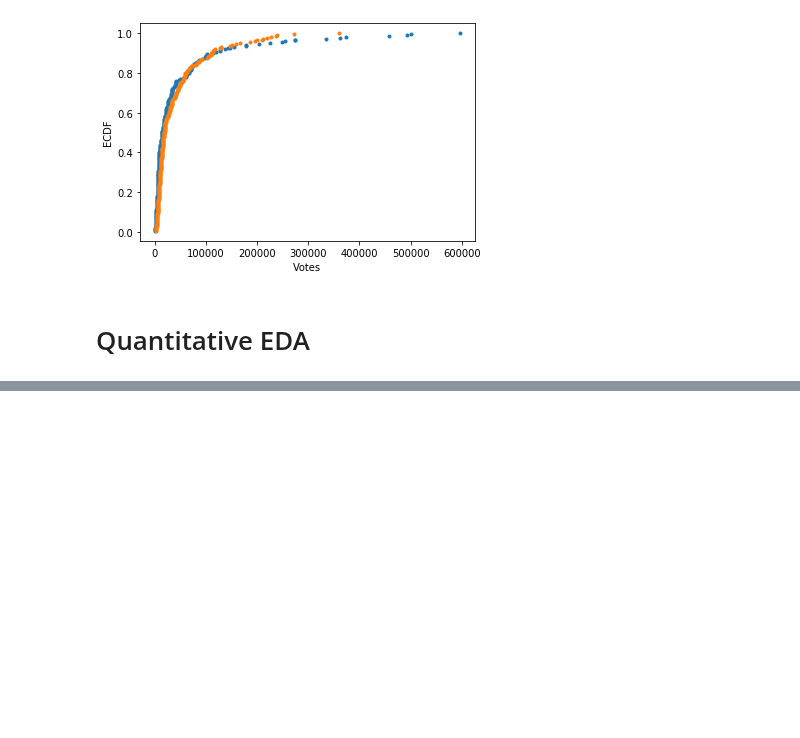
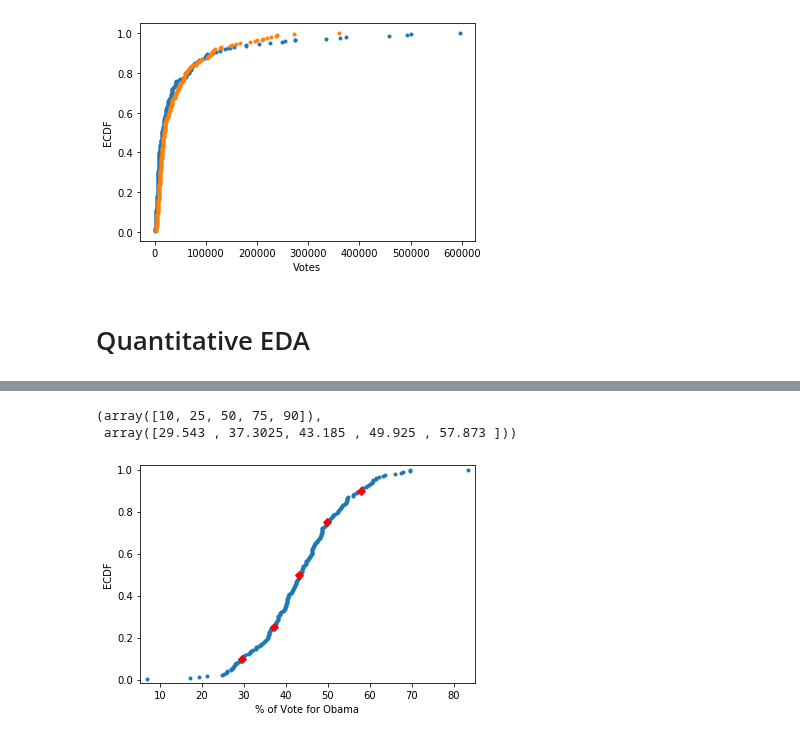
Before and after one commit to afminmax/DC-Data-Scientist-Lessons, a Jupyter notebook: 16-Statistics-With-Python-1/python-stats-1.ipynb, the cells around one changed output, grey strips where cells are left out. Saved outputs shown, nothing was run; the diff lists cells and outputs as text; code cells hidden in the pictures; blank space fills up the shorter version.

Commit message:
add box and percentiles

```diff
--- a/16-Statistics-With-Python-1/python-stats-1.ipynb
+++ b/16-Statistics-With-Python-1/python-stats-1.ipynb
@@ -88,0 +97,17 @@ _ = plt.ylabel('ECDF')
+# %%
+percentiles = np.array([10, 25,50, 75, 90])
+ptiles_vers=np.percentile(swingstates['dem_share'], percentiles)
+percentiles, ptiles_vers
+# %% [output]
+(array([10, 25, 50, 75, 90]),
+ array([29.543 , 37.3025, 43.185 , 49.925 , 57.873 ]))
+# %%
+#_ = plt.plot(x_vers, y_vers, marker = '.', linestyle = 'none')
+_ = plt.plot(x_vers, y_vers, marker = '.', linestyle = 'none')
+_ = plt.plot(ptiles_vers, percentiles/100, marker='D', color='red', linestyle='none')
+_ = plt.xlabel('% of Vote for Obama')
+_ = plt.ylabel('ECDF')
+plt.margins(0.02)
+plt.show()
+# %% [output]
+[figure, added]
```
Also changed, not shown: parts of 5 cells of this notebook.
